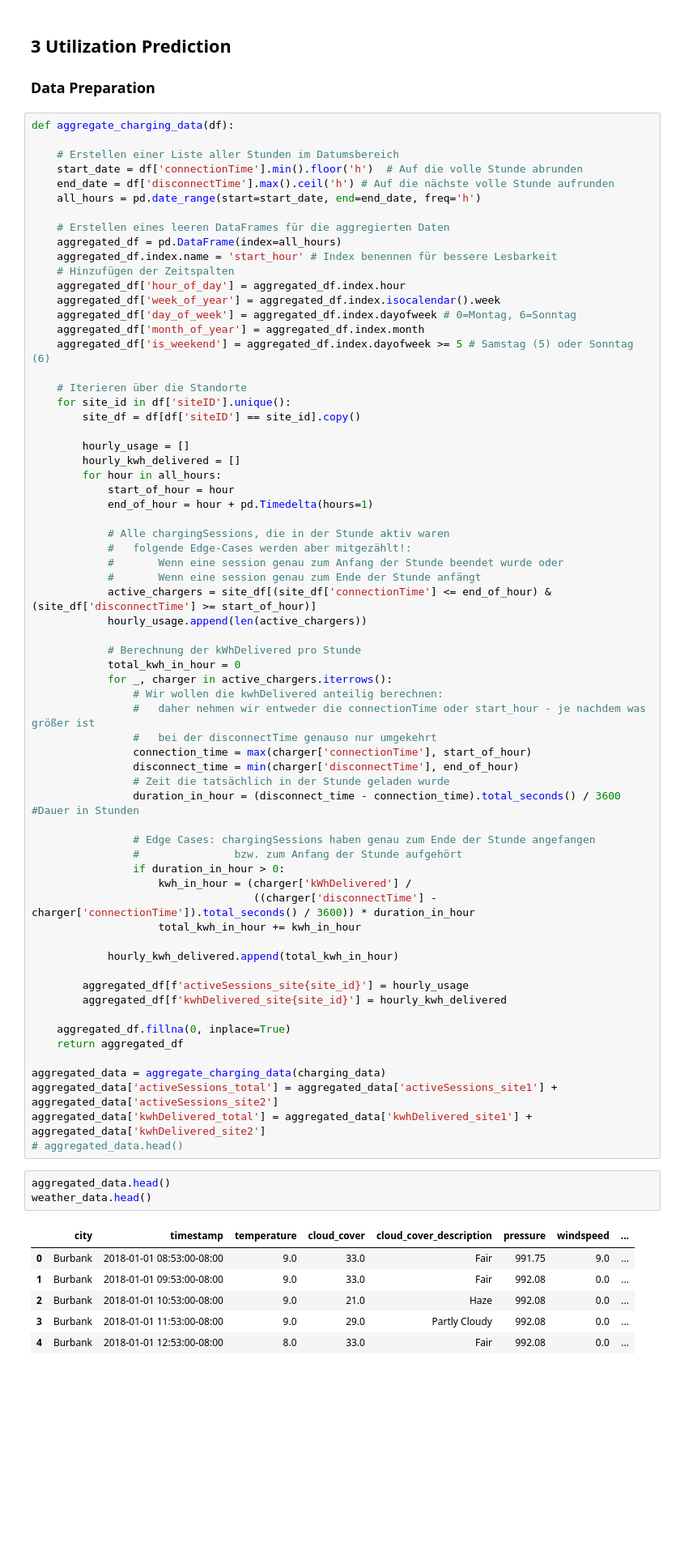
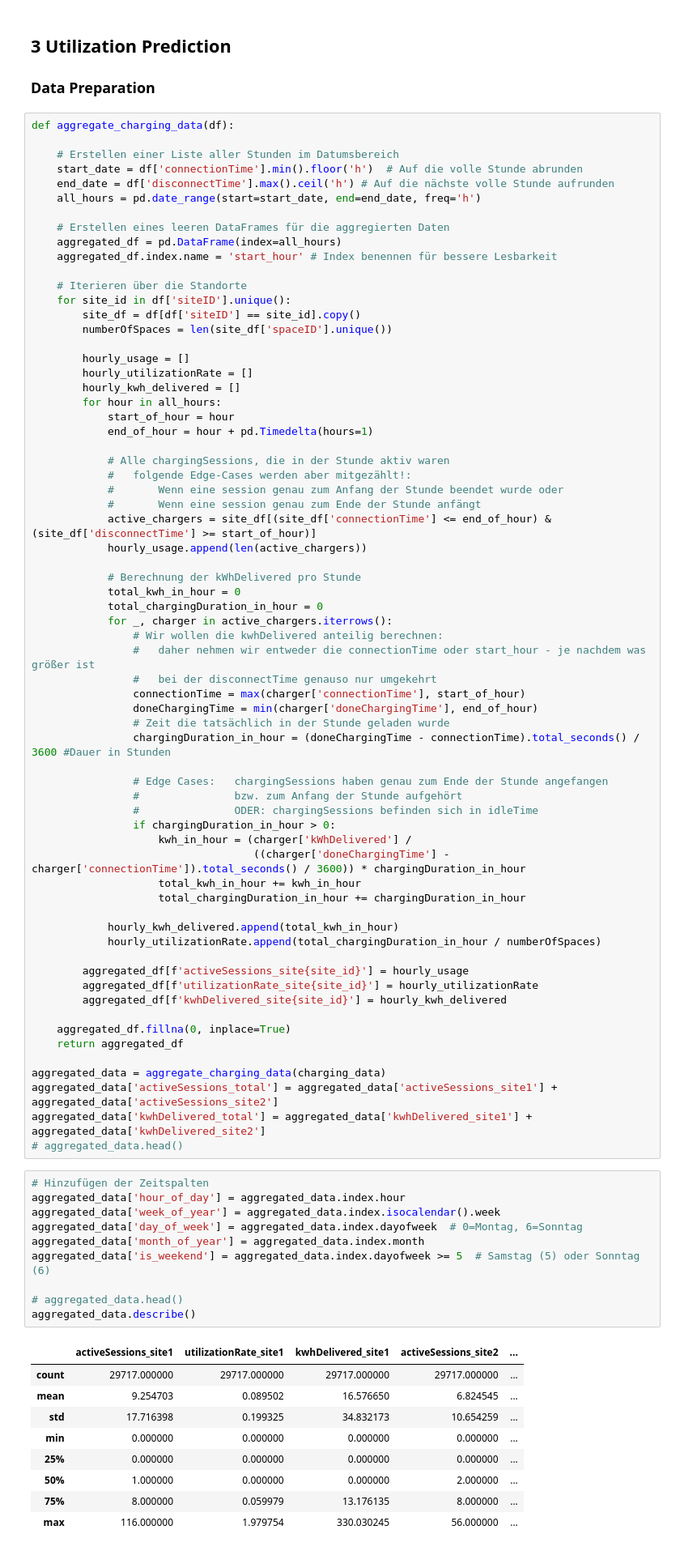
Before and after one commit to pmoll01/AA2024_Groupwork_DynamoData, a Jupyter notebook: fynn_sandbox.ipynb, the cells around one changed output. Shown: that part at 81% size. Cells and saved outputs as stored; diff of their text form; blank space fills up the shorter version.

Commit message:
Utilization Prediction Data Preparation Update

```diff
--- a/fynn_sandbox.ipynb
+++ b/fynn_sandbox.ipynb
@@ -131,18 +132,14 @@ def aggregate_charging_data(df):
     # Erstellen eines leeren DataFrames für die aggregierten Daten
     aggregated_df = pd.DataFrame(index=all_hours)
     aggregated_df.index.name = 'start_hour' # Index benennen für bessere Lesbarkeit
-    # Hinzufügen der Zeitspalten
-    aggregated_df['hour_of_day'] = aggregated_df.index.hour
-    aggregated_df['week_of_year'] = aggregated_df.index.isocalendar().week
-    aggregated_df['day_of_week'] = aggregated_df.index.dayofweek # 0=Montag, 6=Sonntag
-    aggregated_df['month_of_year'] = aggregated_df.index.month
-    aggregated_df['is_weekend'] = aggregated_df.index.dayofweek >= 5 # Samstag (5) oder Sonntag (6)
 
     # Iterieren über die Standorte
     for site_id in df['siteID'].unique():
         site_df = df[df['siteID'] == site_id].copy()
+        numberOfSpaces = len(site_df['spaceID'].unique())
 
         hourly_usage = []
+        hourly_utilizationRate = []
         hourly_kwh_delivered = []
         for hour in all_hours:
             start_of_hour = hour
@@ -157,25 +154,30 @@ def aggregate_charging_data(df):
 
             # Berechnung der kWhDelivered pro Stunde
             total_kwh_in_hour = 0
+            total_chargingDuration_in_hour = 0
             for _, charger in active_chargers.iterrows():
                 # Wir wollen die kwhDelivered anteilig berechnen:
                 #   daher nehmen wir entweder die connectionTime oder start_hour - je nachdem was größer ist
                 #   bei der disconnectTime genauso nur umgekehrt
-                connection_time = max(charger['connectionTime'], start_of_hour)
-                disconnect_time = min(charger['disconnectTime'], end_of_hour)
+                connectionTime = max(charger['connectionTime'], start_of_hour)
+                doneChargingTime = min(charger['doneChargingTime'], end_of_hour)
                 # Zeit die tatsächlich in der Stunde geladen wurde
-                duration_in_hour = (disconnect_time - connection_time).total_seconds() / 3600 #Dauer in Stunden
+                chargingDuration_in_hour = (doneChargingTime - connectionTime).total_seconds() / 3600 #Dauer in Stunden
 
-                # Edge Cases: chargingSessions haben genau zum Ende der Stunde angefangen
+                # Edge Cases:   chargingSessions haben genau zum Ende der Stunde angefangen
                 #               bzw. zum Anfang der Stunde aufgehört
-                if duration_in_hour > 0:
+                #               ODER: chargingSessions befinden sich in idleTime
+                if chargingDuration_in_hour > 0:
                     kwh_in_hour = (charger['kWhDelivered'] /
-                                   ((charger['disconnectTime'] - charger['connectionTime']).total_seconds() / 3600)) * duration_in_hour
+                                   ((charger['doneChargingTime'] - charger['connectionTime']).total_seconds() / 3600)) * chargingDuration_in_hour
                     total_kwh_in_hour += kwh_in_hour
+                    total_chargingDuration_in_hour += chargingDuration_in_hour
 
             hourly_kwh_delivered.append(total_kwh_in_hour)
+            hourly_utilizationRate.append(total_chargingDuration_in_hour / numberOfSpaces)
 
         aggregated_df[f'activeSessions_site{site_id}'] = hourly_usage
+        aggregated_df[f'utilizationRate_site{site_id}'] = hourly_utilizationRate
         aggregated_df[f'kwhDelivered_site{site_id}'] = hourly_kwh_delivered
 
     aggregated_df.fillna(0, inplace=True)
@@ -186,15 +188,25 @@ aggregated_data['activeSessions_total'] = aggregated_data['activeSessions_site1'
 aggregated_data['kwhDelivered_total'] = aggregated_data['kwhDelivered_site1'] + aggregated_data['kwhDelivered_site2']
 # aggregated_data.head()
 # %%
-aggregated_data.head()
-weather_data.head()
+# Hinzufügen der Zeitspalten
+aggregated_data['hour_of_day'] = aggregated_data.index.hour
+aggregated_data['week_of_year'] = aggregated_data.index.isocalendar().week
+aggregated_data['day_of_week'] = aggregated_data.index.dayofweek  # 0=Montag, 6=Sonntag
+aggregated_data['month_of_year'] = aggregated_data.index.month
+aggregated_data['is_weekend'] = aggregated_data.index.dayofweek >= 5  # Samstag (5) oder Sonntag (6)
+
+# aggregated_data.head()
+aggregated_data.describe()
 # %% [output]
-|  | city | timestamp | temperature | cloud_cover | cloud_cover_description | pressure | windspeed | ... |
-| 0 | Burbank | 2018-01-01 08:53:00-08:00 | 9.0 | 33.0 | Fair | 991.75 | 9.0 | ... |
-| 1 | Burbank | 2018-01-01 09:53:00-08:00 | 9.0 | 33.0 | Fair | 992.08 | 0.0 | ... |
-| 2 | Burbank | 2018-01-01 10:53:00-08:00 | 9.0 | 21.0 | Haze | 992.08 | 0.0 | ... |
-| 3 | Burbank | 2018-01-01 11:53:00-08:00 | 9.0 | 29.0 | Partly Cloudy | 992.08 | 0.0 | ... |
-| 4 | Burbank | 2018-01-01 12:53:00-08:00 | 8.0 | 33.0 | Fair | 992.08 | 0.0 | ... |
+|  | activeSessions_site1 | utilizationRate_site1 | kwhDelivered_site1 | activeSessions_site2 | ... |
+| count | 29717.000000 | 29717.000000 | 29717.000000 | 29717.000000 | ... |
+| mean | 9.254703 | 0.089502 | 16.576650 | 6.824545 | ... |
+| std | 17.716398 | 0.199325 | 34.832173 | 10.654259 | ... |
+| min | 0.000000 | 0.000000 | 0.000000 | 0.000000 | ... |
+| 25% | 0.000000 | 0.000000 | 0.000000 | 0.000000 | ... |
+| 50% | 1.000000 | 0.000000 | 0.000000 | 2.000000 | ... |
+| 75% | 8.000000 | 0.059979 | 13.176135 | 8.000000 | ... |
+| max | 116.000000 | 1.979754 | 330.030245 | 56.000000 | ... |
 # %%
 # die Wetterdaten werden immer um 7:53h, 8:53h etc. geliefert -> wir runden also auf die nächste Stunde auf
 def round_timestamp(timestamp):
```
Also changed, not shown: parts of 3 cells of this notebook.
